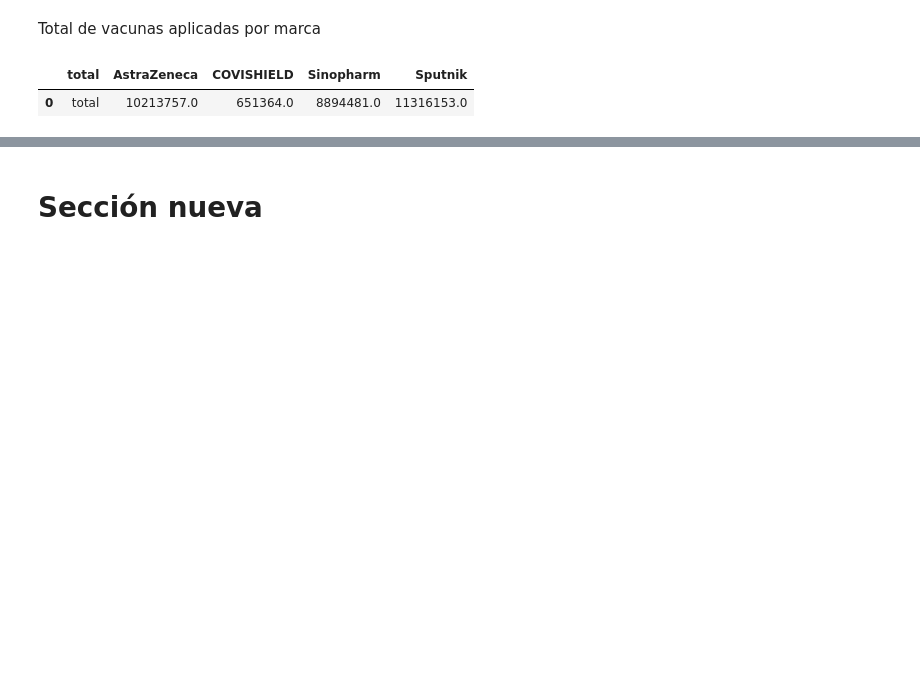
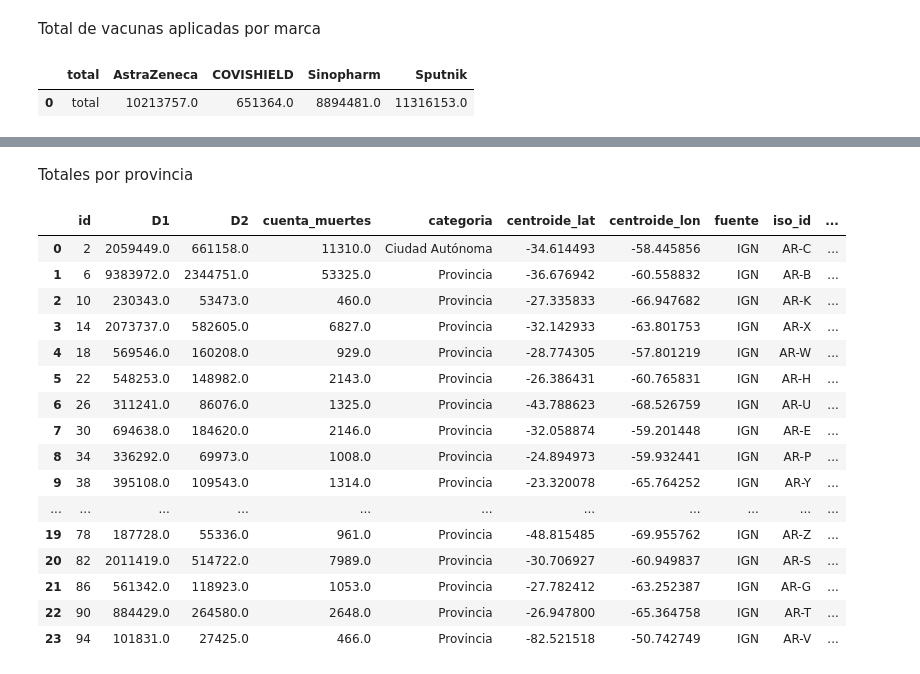
Before and after one commit to alvarov0907/C2020, a Jupyter notebook: data_COVID.ipynb, the cells around one changed output, grey strips where cells are left out. Saved outputs shown, nothing was run; the diff lists cells and outputs as text; code cells hidden in the pictures; blank space fills up the shorter version.

```diff
--- a/data_COVID.ipynb
+++ b/data_COVID.ipynb
@@ -50,5 +53,40 @@ files.download("total_vacunas.csv")
 # %% [output]
 [interactive output not drawn]
 [interactive output not drawn]
-# %% [markdown]
-# Sección nueva
+# %% [markdown]
+Totales por provincia
+# %%
+# DATASET mapa de argentina en flousrish
+##
+
+data_groupProv = df.groupby(['residencia_provincia_id'])[['1','2','cuenta_muertes']].sum().reset_index()
+data_groupProv.rename(columns={'residencia_provincia_id':'id'},inplace=True)
+data_groupProv.rename(columns={'1':'D1'},inplace=True)
+data_groupProv.rename(columns={'2':'D2'},inplace=True)
+
+data3_pobla = df.groupby(['residencia_provincia_id'])['Poblacion'].max().reset_index().rename(columns={'residencia_provincia_id':'id'})
+# %%
+data_prov = pd.merge(data_groupProv,provincias,how='inner',on='id')
+data_prov_Pob = pd.merge(data_prov,data3_pobla,how='inner',on='id')
+# %%
+data_prov_Pob['Porcentaje_1D'] = (data_prov_Pob['D1'] / data_prov_Pob['Poblacion'] * 100).round(0)
+data_prov_Pob['Porcentaje_2D'] = (data_prov_Pob['D2'] / data_prov_Pob['Poblacion'] * 100).round(0)
+data_prov_Pob
+# %% [output]
+|  | id | D1 | D2 | cuenta_muertes | categoria | centroide_lat | centroide_lon | fuente | iso_id | ... |
+| 0 | 2 | 2059449.0 | 661158.0 | 11310.0 | Ciudad Autónoma | -34.614493 | -58.445856 | IGN | AR-C | ... |
+| 1 | 6 | 9383972.0 | 2344751.0 | 53325.0 | Provincia | -36.676942 | -60.558832 | IGN | AR-B | ... |
+| 2 | 10 | 230343.0 | 53473.0 | 460.0 | Provincia | -27.335833 | -66.947682 | IGN | AR-K | ... |
+| 3 | 14 | 2073737.0 | 582605.0 | 6827.0 | Provincia | -32.142933 | -63.801753 | IGN | AR-X | ... |
+| 4 | 18 | 569546.0 | 160208.0 | 929.0 | Provincia | -28.774305 | -57.801219 | IGN | AR-W | ... |
+| 5 | 22 | 548253.0 | 148982.0 | 2143.0 | Provincia | -26.386431 | -60.765831 | IGN | AR-H | ... |
+| 6 | 26 | 311241.0 | 86076.0 | 1325.0 | Provincia | -43.788623 | -68.526759 | IGN | AR-U | ... |
+| 7 | 30 | 694638.0 | 184620.0 | 2146.0 | Provincia | -32.058874 | -59.201448 | IGN | AR-E | ... |
+| 8 | 34 | 336292.0 | 69973.0 | 1008.0 | Provincia | -24.894973 | -59.932441 | IGN | AR-P | ... |
+| 9 | 38 | 395108.0 | 109543.0 | 1314.0 | Provincia | -23.320078 | -65.764252 | IGN | AR-Y | ... |
+| ... | ... | ... | ... | ... | ... | ... | ... | ... | ... | ... |
+| 19 | 78 | 187728.0 | 55336.0 | 961.0 | Provincia | -48.815485 | -69.955762 | IGN | AR-Z | ... |
+| 20 | 82 | 2011419.0 | 514722.0 | 7989.0 | Provincia | -30.706927 | -60.949837 | IGN | AR-S | ... |
+| 21 | 86 | 561342.0 | 118923.0 | 1053.0 | Provincia | -27.782412 | -63.252387 | IGN | AR-G | ... |
+| 22 | 90 | 884429.0 | 264580.0 | 2648.0 | Provincia | -26.947800 | -65.364758 | IGN | AR-T | ... |
+| 23 | 94 | 101831.0 | 27425.0 | 466.0 | Provincia | -82.521518 | -50.742749 | IGN | AR-V | ... |
```
Also changed, not shown: parts of 7 cells of this notebook.
